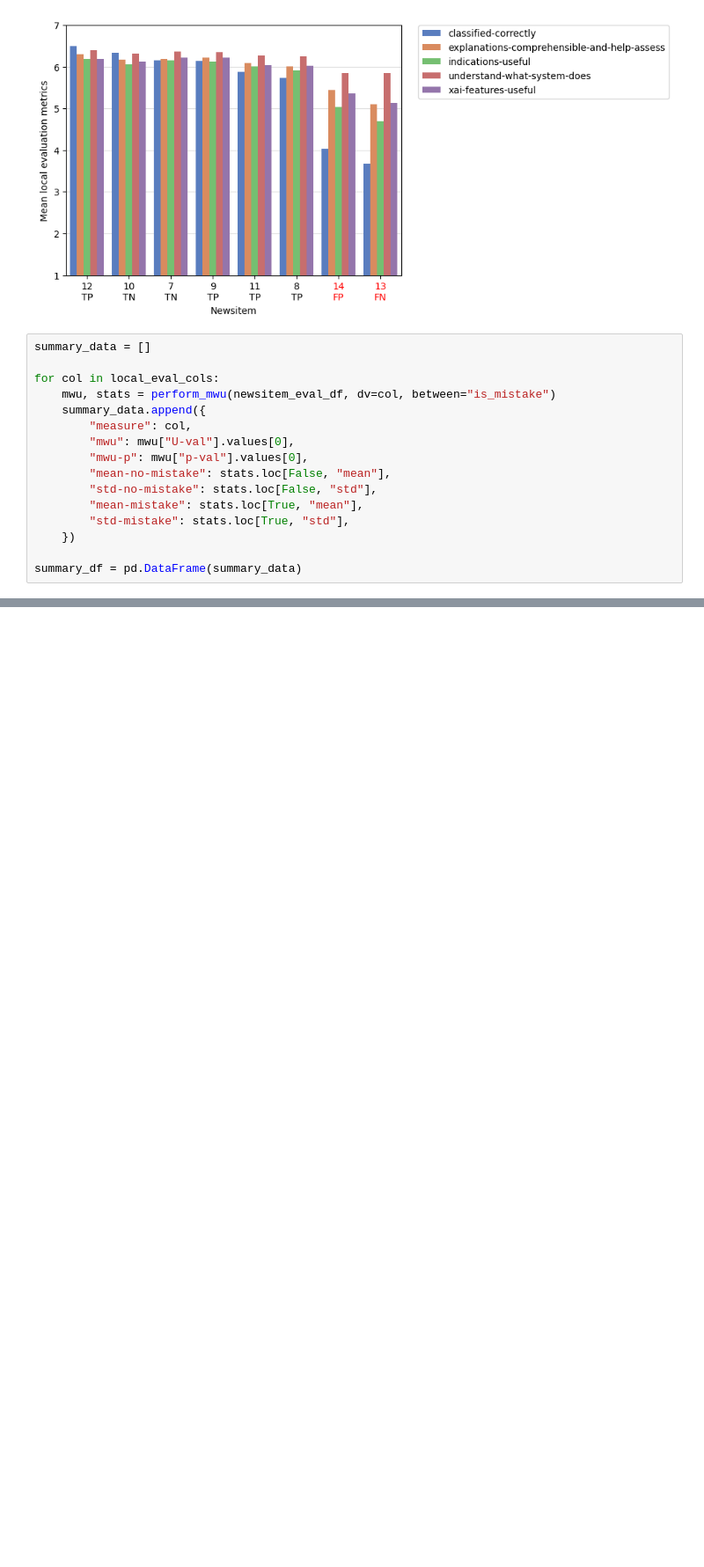
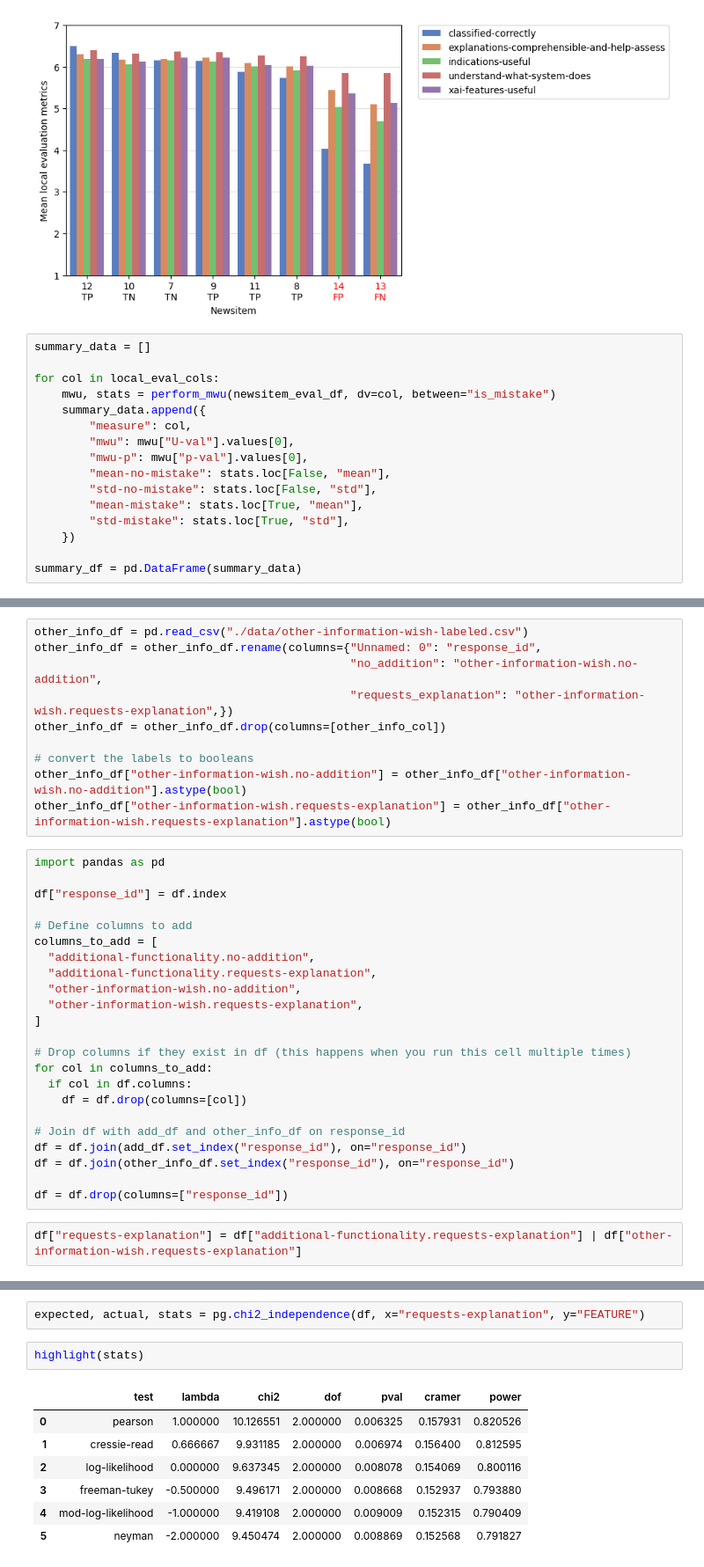
Before and after one commit to csomorbalazs/xai-experiment, a Jupyter notebook: postprocessing/Data_Analysis_XAI.ipynb, the cells around one changed output, grey strips where cells are left out. Shown at 88% size. Cells and saved outputs as stored; diff of their text form; blank space fills up the shorter version.

```diff
--- a/postprocessing/Data_Analysis_XAI.ipynb
+++ b/postprocessing/Data_Analysis_XAI.ipynb
@@ -982 +1257,36 @@ highlight(summary_df, highlight_any=True)
+# %%
+other_info_df = pd.read_csv("./data/other-information-wish-labeled.csv")
+other_info_df = other_info_df.rename(columns={"Unnamed: 0": "response_id",
+                                              "no_addition": "other-information-wish.no-addition",
+                                              "requests_explanation": "other-information-wish.requests-explanation",})
+other_info_df = other_info_df.drop(columns=[other_info_col])
+
+# convert the labels to booleans
+other_info_df["other-information-wish.no-addition"] = other_info_df["other-information-wish.no-addition"].astype(bool)
+other_info_df["other-information-wish.requests-explanation"] = other_info_df["other-information-wish.requests-explanation"].astype(bool)
+# %%
+import pandas as pd
+
+df["response_id"] = df.index
+
+# Define columns to add
+columns_to_add = [
+  "additional-functionality.no-addition",
+  "additional-functionality.requests-explanation",
+  "other-information-wish.no-addition",
+  "other-information-wish.requests-explanation",
+]
+
+# Drop columns if they exist in df (this happens when you run this cell multiple times)
+for col in columns_to_add:
+  if col in df.columns:
+    df = df.drop(columns=[col])
+
+# Join df with add_df and other_info_df on response_id
+df = df.join(add_df.set_index("response_id"), on="response_id")
+df = df.join(other_info_df.set_index("response_id"), on="response_id")
+
+df = df.drop(columns=["response_id"])
+# %%
+df["requests-explanation"] = df["additional-functionality.requests-explanation"] | df["other-information-wish.requests-explanation"]
 # %% [markdown]
@@ -985,0 +1298,12 @@ highlight(summary_df, highlight_any=True)
+# %%
+expected, actual, stats = pg.chi2_independence(df, x="requests-explanation", y="FEATURE")
+# %%
+highlight(stats)
+# %% [output]
+|  | test | lambda | chi2 | dof | pval | cramer | power |
+| 0 | pearson | 1.000000 | 10.126551 | 2.000000 | 0.006325 | 0.157931 | 0.820526 |
+| 1 | cressie-read | 0.666667 | 9.931185 | 2.000000 | 0.006974 | 0.156400 | 0.812595 |
+| 2 | log-likelihood | 0.000000 | 9.637345 | 2.000000 | 0.008078 | 0.154069 | 0.800116 |
+| 3 | freeman-tukey | -0.500000 | 9.496171 | 2.000000 | 0.008668 | 0.152937 | 0.793880 |
+| 4 | mod-log-likelihood | -1.000000 | 9.419108 | 2.000000 | 0.009009 | 0.152315 | 0.790409 |
+| 5 | neyman | -2.000000 | 9.450474 | 2.000000 | 0.008869 | 0.152568 | 0.791827 |
```
Also changed, not shown: parts of 51 cells of this notebook.
